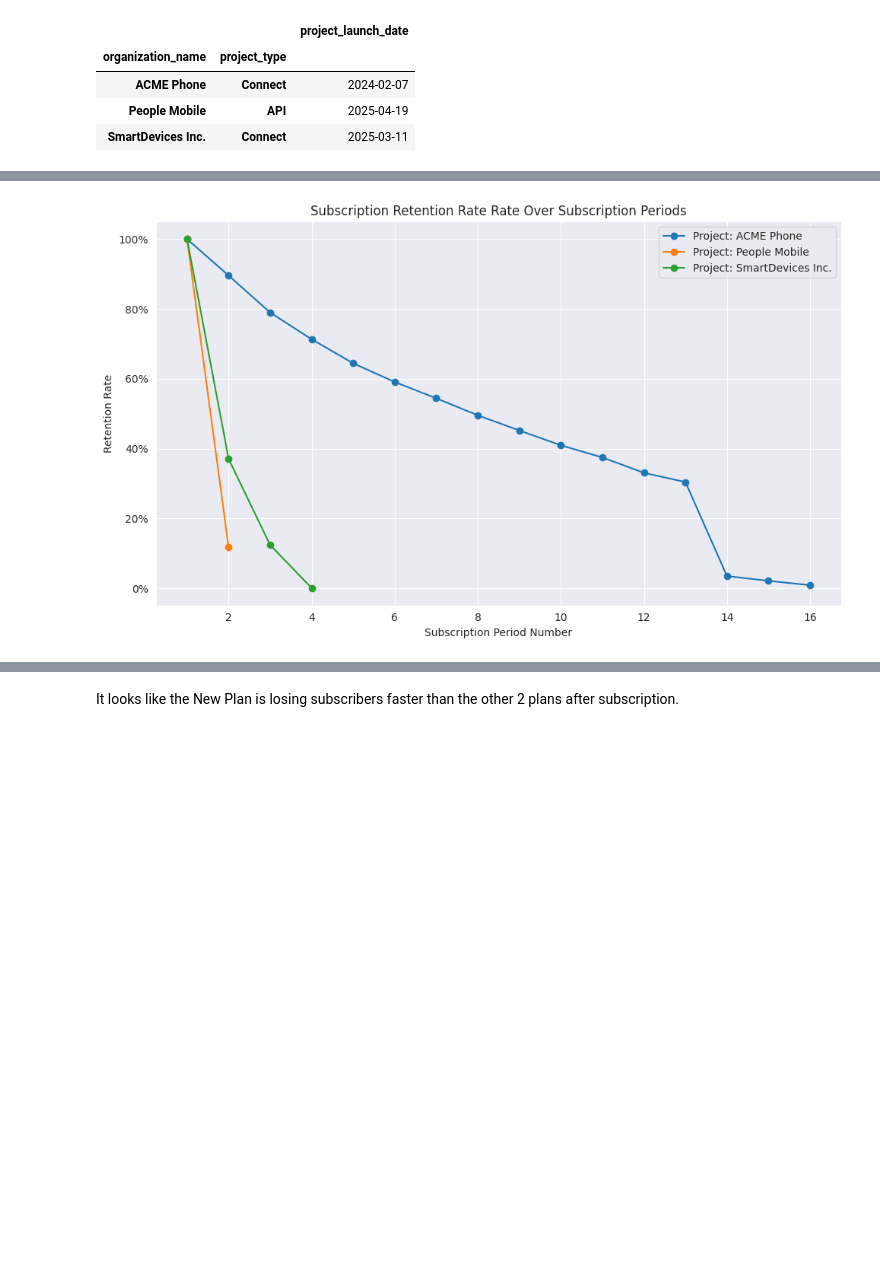
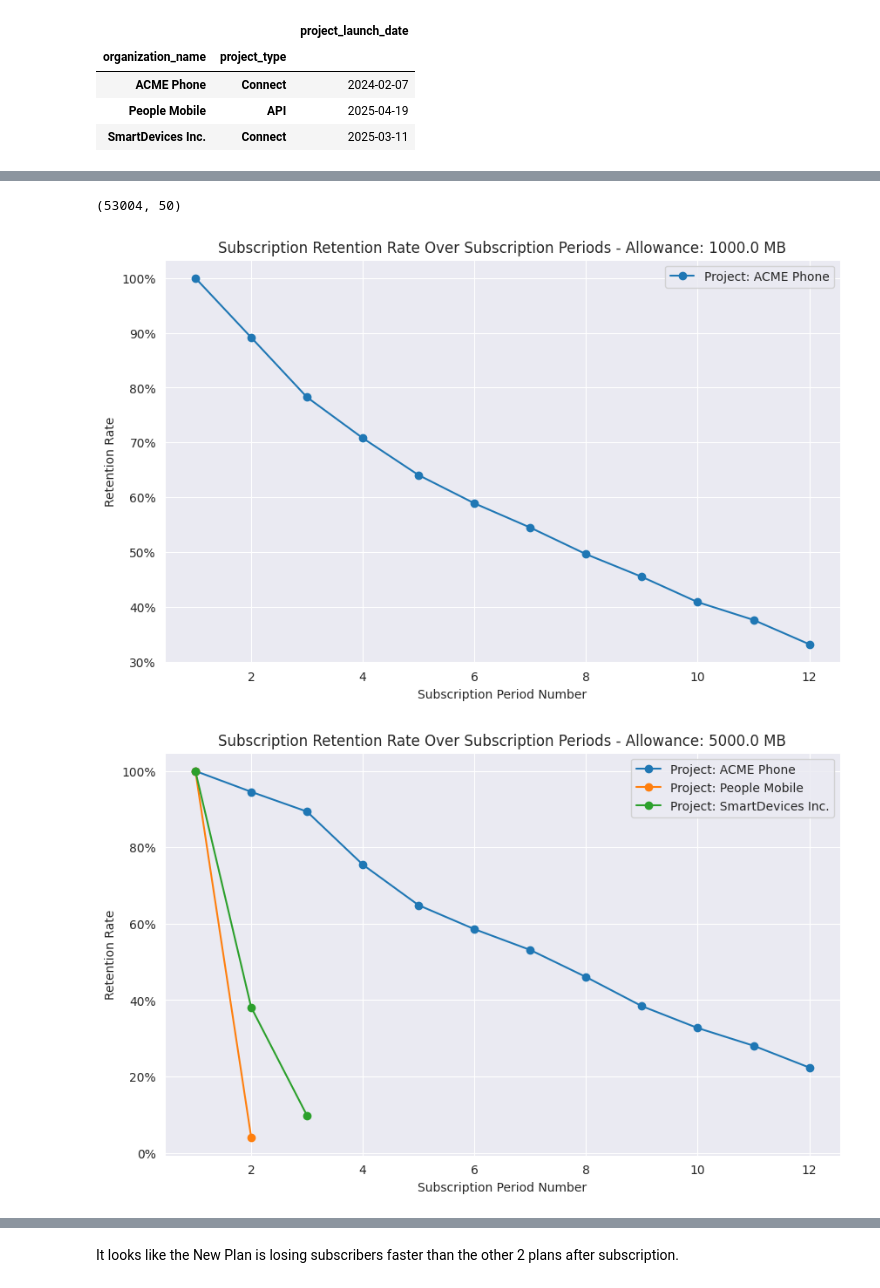
Before and after one commit to karpatika92/data-analyst-hiring-gigs, a Jupyter notebook: analysis.ipynb, the cells around one changed output, grey strips where cells are left out. Cells and saved outputs as stored; diff of their text form; code cells hidden in the pictures; blank space fills up the shorter version.

```diff
--- a/analysis.ipynb
+++ b/analysis.ipynb
@@ -231,7 +231,7 @@ def add_analytics_features(analysis_df_proto):
                 (df["cumulative_data_usage_megabyte"].div(df["first_data_usage"])) - 1
             ).fillna(0),
             data_usage_growth=lambda df: df["data_usage_growth_proto"].clip(
-                lower=0, upper=3
+                lower=-1, upper=3
             ),
             data_allowance_mb=lambda df: df["data_allowance_mb"].fillna(10000),
         )
@@ -325,10 +325,13 @@ plot_df = (
         [
             "subscription_id",
             "plan_name",
+            "organization_name",
             "reporting_date",
             "validity_unit",
             "validity_value",
             "data_allowance_mb",
+            "device_type",
+            "project_type",
         ]
     )
     .agg({"subscription_days": "max", "cumulative_data_usage_megabyte": "sum"})
@@ -441,17 +519,36 @@ project_launch_dates
+# %%
+import dateutil.relativedelta
+
+analysis_df.loc[
+    lambda df: df["subscription_period_start"]
+    < df["subscription_period_start"].max()
+    - dateutil.relativedelta.relativedelta(months=1)
+].shape
+# %% [output]
+(53004, 50)
 # %%
 # lets see the retentionrate of each project
 # lets see retention rate overall with the is_churned column
 retention_df = (
-    analysis_df.groupby(["organization_name", "subscription_pediod_nr"])
+    analysis_df.loc[
+        lambda df: df["subscription_period_start"]
+        < df["subscription_period_start"].max()
+        - dateutil.relativedelta.relativedelta(
+            months=1
+        )  # exclude observations which are in the last month
+    ]
+    .loc[lambda df: df["subscription_pediod_nr"] <= 12]
+    .groupby(["data_allowance_mb", "organization_name", "subscription_pediod_nr"])
     .agg({"is_churn": ["mean", "sum"], "subscription_id": "count"})
     .assign(
-        starting_subs=lambda df: df.groupby("organization_name")[
+        starting_subs=lambda df: df.groupby(["organization_name", "data_allowance_mb"])[
             "subscription_id"
         ].transform("max"),
     )
     .reset_index()
 )
 retention_df.columns = [
+    "data_allowance_mb",
     "organization_name",
     "subscription_pediod_nr",
     "monthly_churn_rate",
@@ -463,23 +560,27 @@ retention_df["retention_rate"] = (
     retention_df["active_subscriptions"] / retention_df["starting_subscriptions"]
 )
 # %%
-# plot these retention patterns on line charts
-fig, ax = plt.subplots(figsize=(10, 6))
-for project_id in retention_df["organization_name"].unique():
-    data = retention_df.loc[retention_df["organization_name"] == project_id]
-    ax.plot(
-        data["subscription_pediod_nr"],
-        data["retention_rate"],
-        "o-",
-        label=f"Project: {project_id}",
+# for each data allowance plot a retention chart
+allowance_categories = retention_df["data_allowance_mb"].unique()
+for allowance in allowance_categories:
+    fig, ax = plt.subplots(figsize=(10, 6))
+    data = retention_df.loc[retention_df["data_allowance_mb"] == allowance]
+    for project_id in data["organization_name"].unique():
+        project_data = data.loc[data["organization_name"] == project_id]
+        ax.plot(
+            project_data["subscription_pediod_nr"],
+            project_data["retention_rate"],
+            "o-",
+            label=f"Project: {project_id}",
+        )
+        # y axis percent format
+        ax.yaxis.set_major_formatter(plt.FuncFormatter(lambda y, _: "{:.0%}".format(y)))
+    ax.set_title(
+        f"Subscription Retention Rate Over Subscription Periods - Allowance: {allowance} MB"
     )
-    # y axis percent format
-    ax.yaxis.set_major_formatter(plt.FuncFormatter(lambda y, _: "{:.0%}".format(y)))
-ax.set_title("Subscription Retention Rate Rate Over Subscription Periods")
-ax.set_xlabel("Subscription Period Number")
-ax.set_ylabel("Retention Rate")
-
-ax.legend()
-plt.tight_layout()
+    ax.legend()
+    ax.set_xlabel("Subscription Period Number")
+    ax.set_ylabel("Retention Rate")
 # %% [output]
-[figure, old version]
+[figure, new version]
+[figure, added]
```
Also changed, not shown: parts of 5 cells of this notebook, 1 other file.
